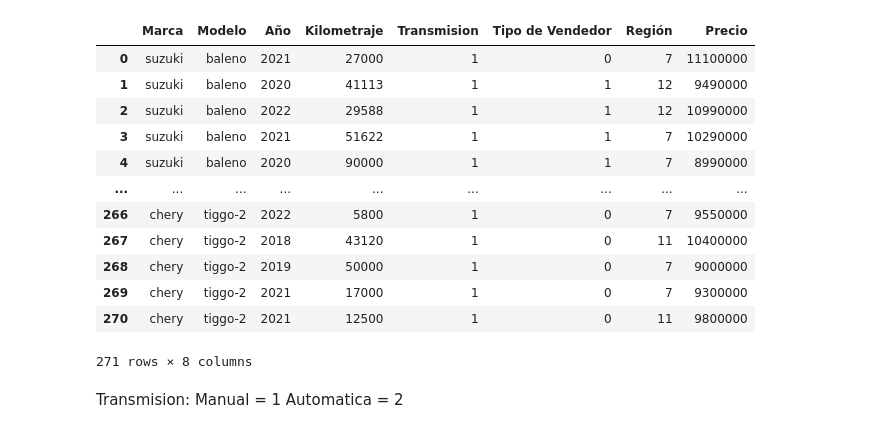
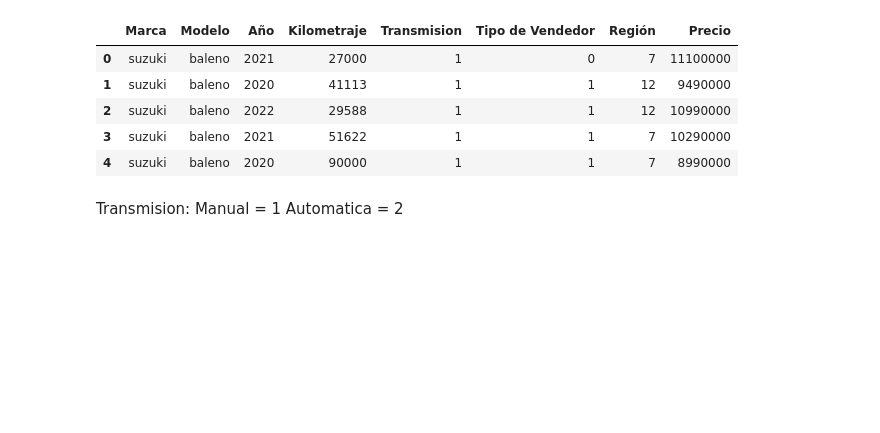
Before and after one commit to AlonsoCasanova/Proyecto-IMT2200, a Jupyter notebook: limpieza.ipynb, the cells around one changed output. Drawn from its saved outputs; the diff is of its cells as text; code cells hidden in the pictures; blank space fills up the shorter version.

```diff
--- a/limpieza.ipynb
+++ b/limpieza.ipynb
@@ -35,41 +35,35 @@ for i in lista:
     i['Región'] = i['Región'].replace('Valparaíso', 6)
     i['Región'] = i['Región'].replace('Bío Bío', 11)
     i['Región'] = i['Región'].replace('Los Ríos', 13)
     i['Región'] = i['Región'].replace('Los Lagos', 14)
     i['Región'] = i['Región'].replace('OHiggins', 8)
     i['Región'] = i['Región'].replace('Atacama', 4)
     i['Región'] = i['Región'].replace('Antofagasta', 3)
     i['Región'] = i['Región'].replace('Tarapacá', 2)
     i['Región'] = i['Región'].replace('Aysén', 15)
     i['Región'] = i['Región'].replace('Magallanes', 16)
     i['Tipo de Vendedor'] = i['Tipo de Vendedor'].replace('Particular', 0)
     i['Tipo de Vendedor'] = i['Tipo de Vendedor'].replace('Automotora Usado', 1)
     i['Tipo de Vendedor'] = i['Tipo de Vendedor'].replace('Automotora Nuevo', 2)
     i['Precio'] = i['Precio'].astype('int')
     i['Año'] = i['Año'].astype('int')
 df1['Modelo'] = df1['Modelo'].str.replace('2','baleno')
 df4['Modelo'] = df4['Modelo'].astype('str')
 df4['Modelo'] = df4['Modelo'].str.replace('2','rio5')
 df8['Modelo'] = df8['Modelo'].astype('str')
 df8['Modelo'] = df8['Modelo'].str.replace('2','tiggo-2')
 dfAutos = pd.concat(lista)
 dfAutos.reset_index(inplace=True)
 dfAutos.drop(columns=['index'], inplace=True)
-dfAutos
+dfAutos.to_csv('df_final.csv', encoding='utf-8', index=False)
+dfAutos.head()
 # %% [output]
 |  | Marca | Modelo | Año | Kilometraje | Transmision | Tipo de Vendedor | Región | Precio |
 | 0 | suzuki | baleno | 2021 | 27000 | 1 | 0 | 7 | 11100000 |
 | 1 | suzuki | baleno | 2020 | 41113 | 1 | 1 | 12 | 9490000 |
 | 2 | suzuki | baleno | 2022 | 29588 | 1 | 1 | 12 | 10990000 |
 | 3 | suzuki | baleno | 2021 | 51622 | 1 | 1 | 7 | 10290000 |
 | 4 | suzuki | baleno | 2020 | 90000 | 1 | 1 | 7 | 8990000 |
-| ... | ... | ... | ... | ... | ... | ... | ... | ... |
-| 266 | chery | tiggo-2 | 2022 | 5800 | 1 | 0 | 7 | 9550000 |
-| 267 | chery | tiggo-2 | 2018 | 43120 | 1 | 0 | 11 | 10400000 |
-| 268 | chery | tiggo-2 | 2019 | 50000 | 1 | 0 | 7 | 9000000 |
-| 269 | chery | tiggo-2 | 2021 | 17000 | 1 | 0 | 7 | 9300000 |
-| 270 | chery | tiggo-2 | 2021 | 12500 | 1 | 0 | 11 | 9800000 |
-271 rows × 8 columns
 # %% [markdown]
 Transmision:
 Manual = 1
```
Also changed, not shown: 4 other files.
